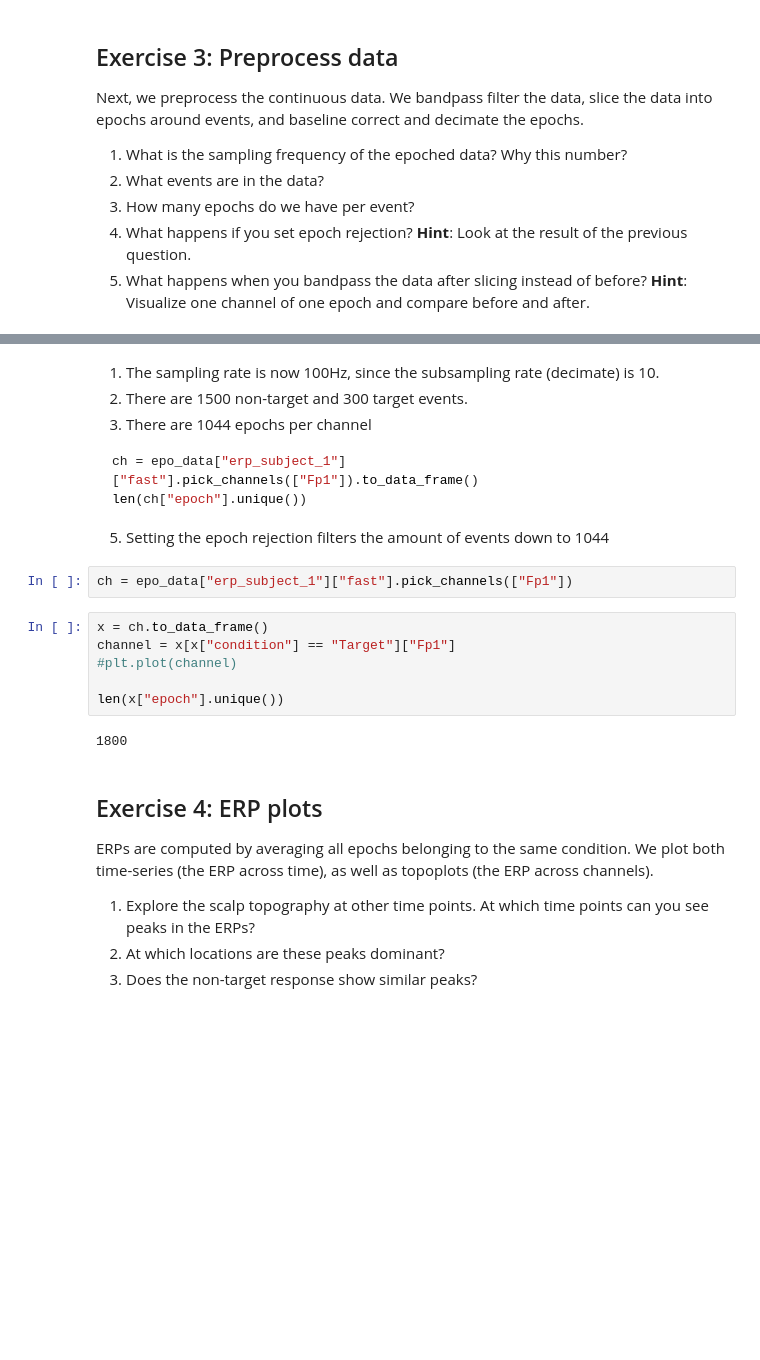
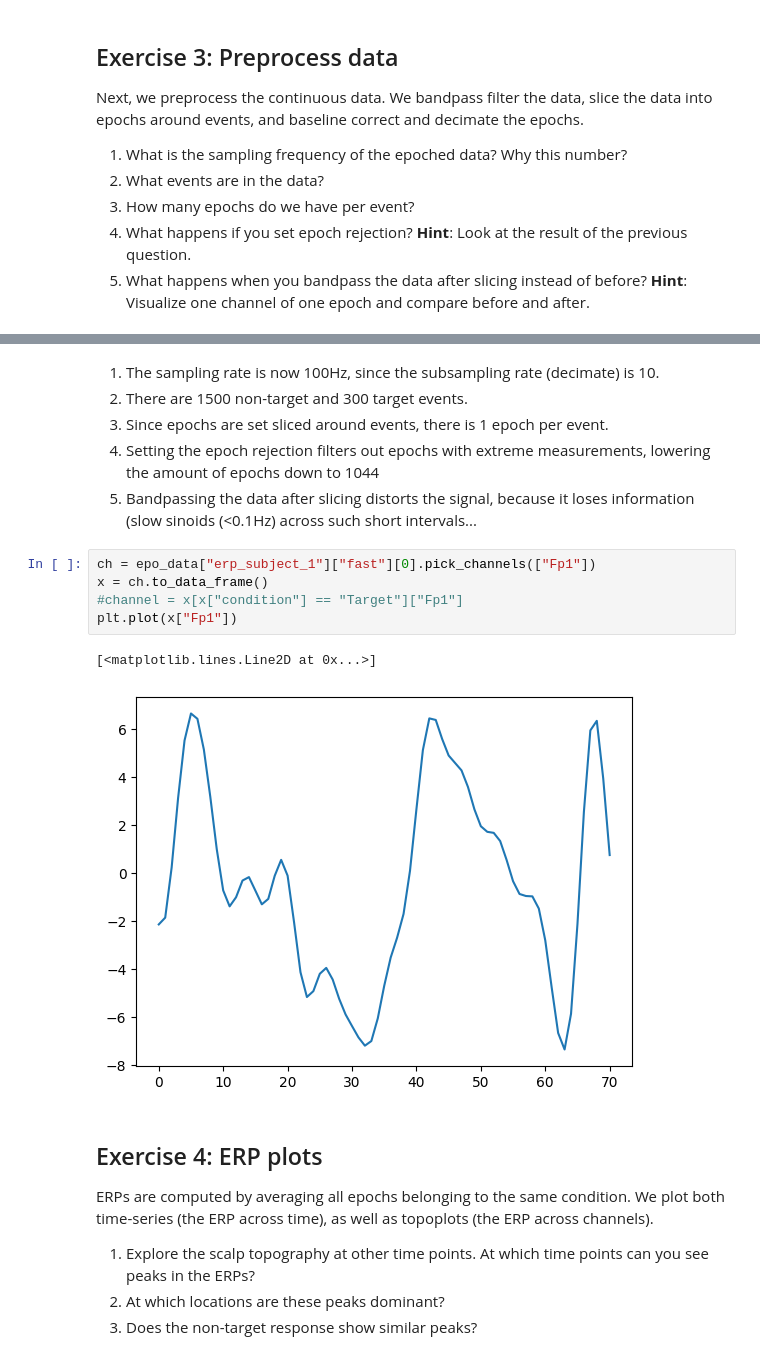
Before and after one commit to RobertvdLeeuw/nix-radboud, a Jupyter notebook: subjects/BCI/assignment_06_erp_analysis.ipynb, the cells around one changed output, grey strips where cells are left out. Cells and saved outputs as stored; diff of their text form; blank space fills up the shorter version.

````diff
--- a/subjects/BCI/assignment_06_erp_analysis.ipynb
+++ b/subjects/BCI/assignment_06_erp_analysis.ipynb
@@ -141,22 +161,17 @@ for session in session_list:
 # %% [markdown]
 1. The sampling rate is now 100Hz, since the subsampling rate (decimate) is 10.
 2. There are 1500 non-target and 300 target events.
-3. There are 1044 epochs per channel
-```python
-ch = epo_data["erp_subject_1"]["fast"].pick_channels(["Fp1"]).to_data_frame()
-len(ch["epoch"].unique())
-```
-5. Setting the epoch rejection filters the amount of events down to 1044
+3. Since epochs are set sliced around events, there is 1 epoch per event.
+4. Setting the epoch rejection filters out epochs with extreme measurements, lowering the amount of epochs down to 1044
+5. Bandpassing the data after slicing distorts the signal, because it loses information (slow sinoids (<0.1Hz) across such short intervals...
 # %%
-ch = epo_data["erp_subject_1"]["fast"].pick_channels(["Fp1"])
+ch = epo_data["erp_subject_1"]["fast"][0].pick_channels(["Fp1"])
+x = ch.to_data_frame()
+#channel = x[x["condition"] == "Target"]["Fp1"]
+plt.plot(x["Fp1"])
+# %% [output]
+[<matplotlib.lines.Line2D at 0x...>]
+[figure, added]
-# %%
-x = ch.to_data_frame()
-channel = x[x["condition"] == "Target"]["Fp1"]
-#plt.plot(channel)
-
-len(x["epoch"].unique())
-# %% [output]
-1800
 # %% [markdown]
 ## Exercise 4: ERP plots
 
````
Also changed, not shown: parts of 16 cells of this notebook, 14 other files.
